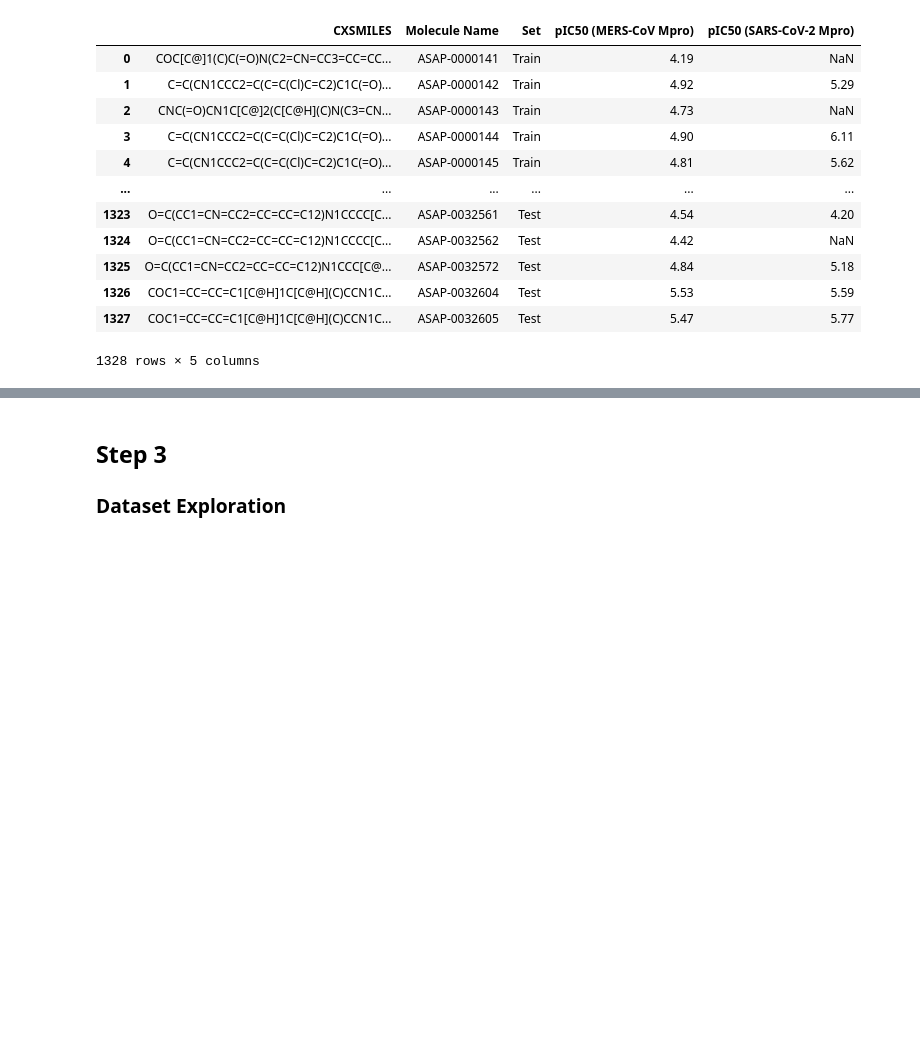
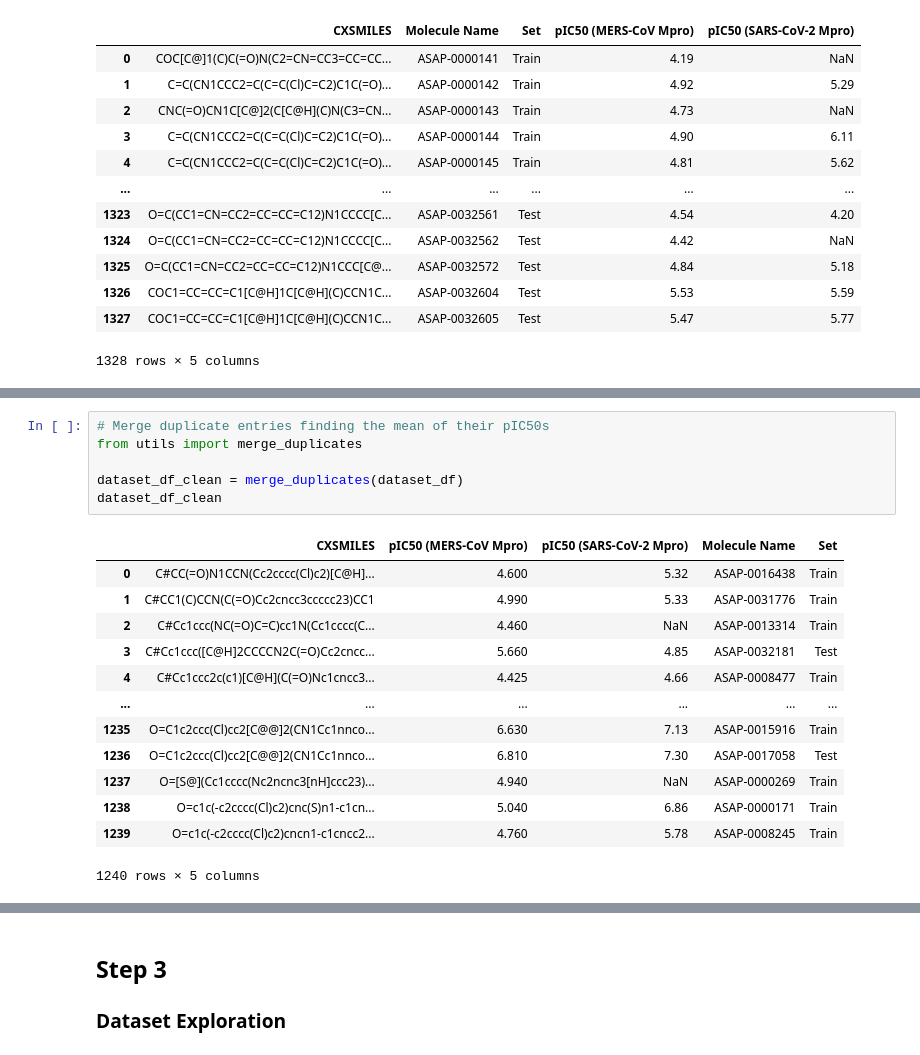
Before and after one commit to femisegvn/antiviral-potency, a Jupyter notebook: main.ipynb, the cells around one changed output, grey strips where cells are left out. Drawn from its saved outputs; the diff is of its cells as text; blank space fills up the shorter version.

Commit message:
wasted a bunch of time 'cleaning'

```diff
--- a/main.ipynb
+++ b/main.ipynb
@@ -47,0 +78,20 @@ def clean_smiles(smiles):
+# %%
+# Merge duplicate entries finding the mean of their pIC50s
+from utils import merge_duplicates
+
+dataset_df_clean = merge_duplicates(dataset_df)
+dataset_df_clean
+# %% [output]
+|  | CXSMILES | pIC50 (MERS-CoV Mpro) | pIC50 (SARS-CoV-2 Mpro) | Molecule Name | Set |
+| 0 | C#CC(=O)N1CCN(Cc2cccc(Cl)c2)[C@H]... | 4.600 | 5.32 | ASAP-0016438 | Train |
+| 1 | C#CC1(C)CCN(C(=O)Cc2cncc3ccccc23)CC1 | 4.990 | 5.33 | ASAP-0031776 | Train |
+| 2 | C#Cc1ccc(NC(=O)C=C)cc1N(Cc1cccc(C... | 4.460 | NaN | ASAP-0013314 | Train |
+| 3 | C#Cc1ccc([C@H]2CCCCN2C(=O)Cc2cncc... | 5.660 | 4.85 | ASAP-0032181 | Test |
+| 4 | C#Cc1ccc2c(c1)[C@H](C(=O)Nc1cncc3... | 4.425 | 4.66 | ASAP-0008477 | Train |
+| ... | ... | ... | ... | ... | ... |
+| 1235 | O=C1c2ccc(Cl)cc2[C@@]2(CN1Cc1nnco... | 6.630 | 7.13 | ASAP-0015916 | Train |
+| 1236 | O=C1c2ccc(Cl)cc2[C@@]2(CN1Cc1nnco... | 6.810 | 7.30 | ASAP-0017058 | Test |
+| 1237 | O=[S@](Cc1cccc(Nc2ncnc3[nH]ccc23)... | 4.940 | NaN | ASAP-0000269 | Train |
+| 1238 | O=c1c(-c2cccc(Cl)c2)cnc(S)n1-c1cn... | 5.040 | 6.86 | ASAP-0000171 | Train |
+| 1239 | O=c1c(-c2cccc(Cl)c2)cncn1-c1cncc2... | 4.760 | 5.78 | ASAP-0008245 | Train |
+1240 rows × 5 columns
```
Also changed, not shown: parts of 8 cells of this notebook, 3 other files.
